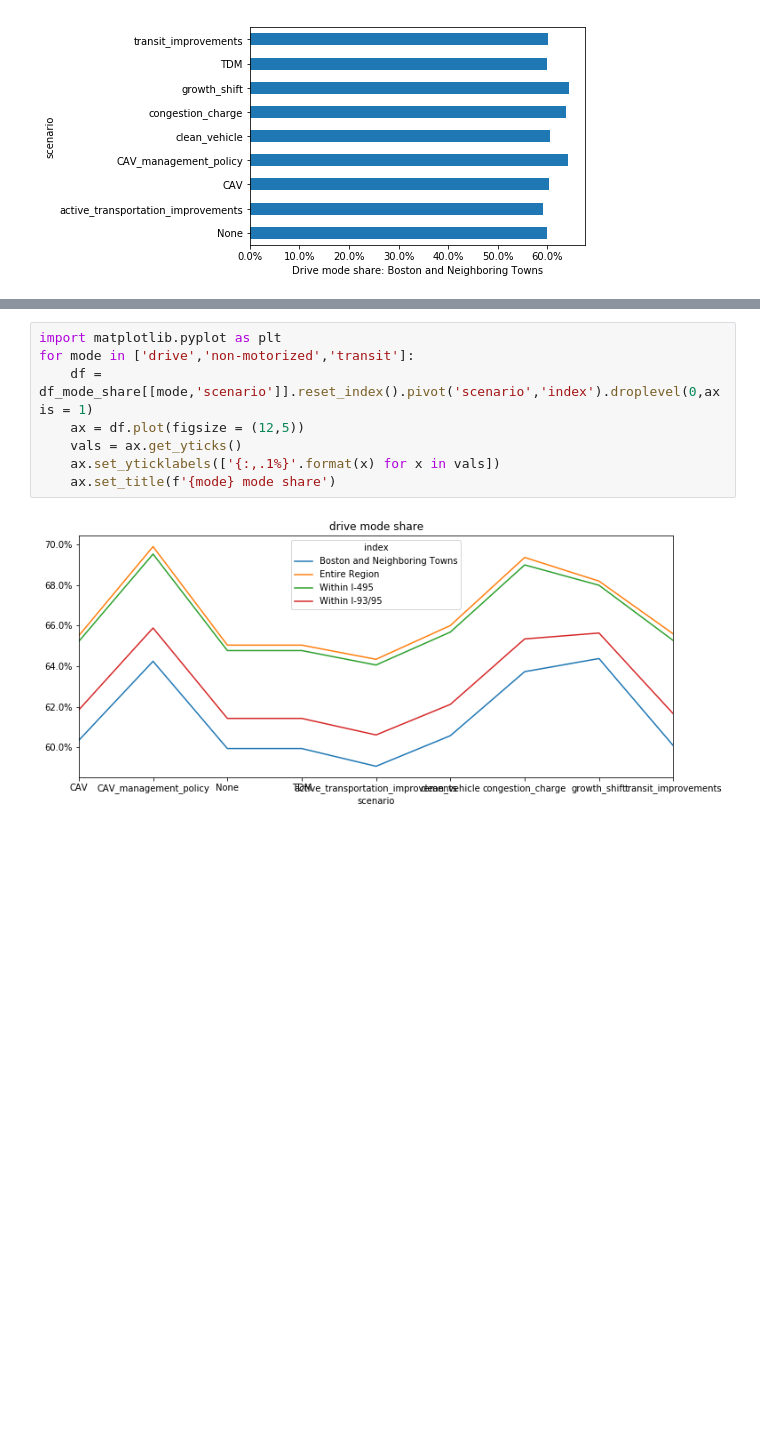
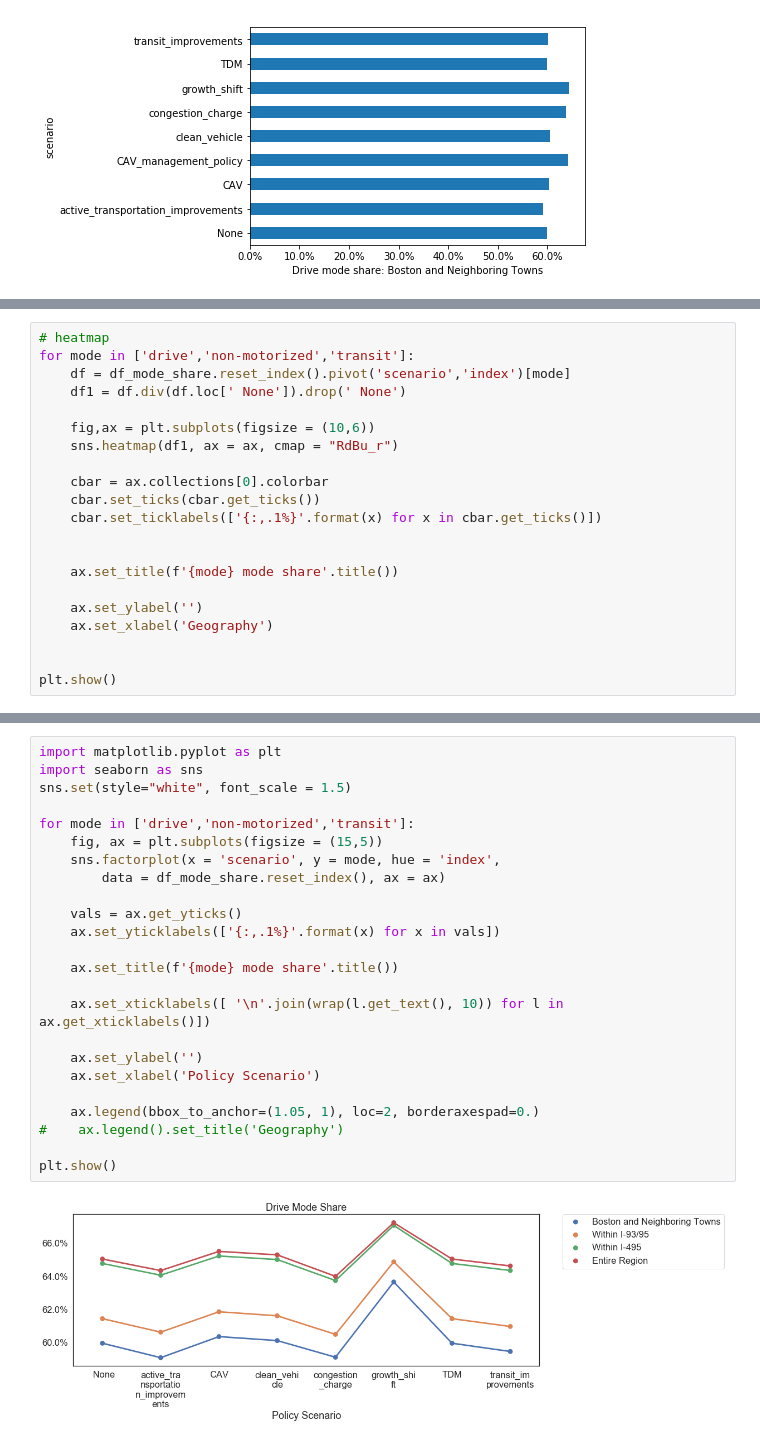
Before and after one commit to xyzjayne/CFB_spatial, a Jupyter notebook: Data Analysis.ipynb, the cells around one changed output, grey strips where cells are left out. Drawn from its saved outputs; the diff is of its cells as text; blank space fills up the shorter version.

```diff
--- a/Data Analysis.ipynb
+++ b/Data Analysis.ipynb
@@ -187,0 +186,21 @@ df
+# %%
+# heatmap
+for mode in ['drive','non-motorized','transit']:
+    df = df_mode_share.reset_index().pivot('scenario','index')[mode]
+    df1 = df.div(df.loc[' None']).drop(' None')
+
+    fig,ax = plt.subplots(figsize = (10,6))
+    sns.heatmap(df1, ax = ax, cmap = "RdBu_r")
+
+    cbar = ax.collections[0].colorbar
+    cbar.set_ticks(cbar.get_ticks())
+    cbar.set_ticklabels(['{:,.1%}'.format(x) for x in cbar.get_ticks()])
+
+
+    ax.set_title(f'{mode} mode share'.title())
+
+    ax.set_ylabel('')
+    ax.set_xlabel('Geography')
+
+
+plt.show()
@@ -188,10 +211,26 @@ df
 # %%
 import matplotlib.pyplot as plt
+import seaborn as sns
+sns.set(style="white", font_scale = 1.5)
+
 for mode in ['drive','non-motorized','transit']:
-    df = df_mode_share[[mode,'scenario']].reset_index().pivot('scenario','index').droplevel(0,axis = 1)
-    ax = df.plot(figsize = (12,5))
+    fig, ax = plt.subplots(figsize = (15,5))
+    sns.factorplot(x = 'scenario', y = mode, hue = 'index',
+        data = df_mode_share.reset_index(), ax = ax)
+
     vals = ax.get_yticks()
     ax.set_yticklabels(['{:,.1%}'.format(x) for x in vals])
-    ax.set_title(f'{mode} mode share')
+
+    ax.set_title(f'{mode} mode share'.title())
+
+    ax.set_xticklabels([ '\n'.join(wrap(l.get_text(), 10)) for l in ax.get_xticklabels()])
+
+    ax.set_ylabel('')
+    ax.set_xlabel('Policy Scenario')
+
+    ax.legend(bbox_to_anchor=(1.05, 1), loc=2, borderaxespad=0.)
+#    ax.legend().set_title('Geography')
+
+plt.show()
 # %% [output]
-[figure, old version]
+[figure, new version]
```
Also changed, not shown: parts of 10 cells of this notebook, 6 other files.
